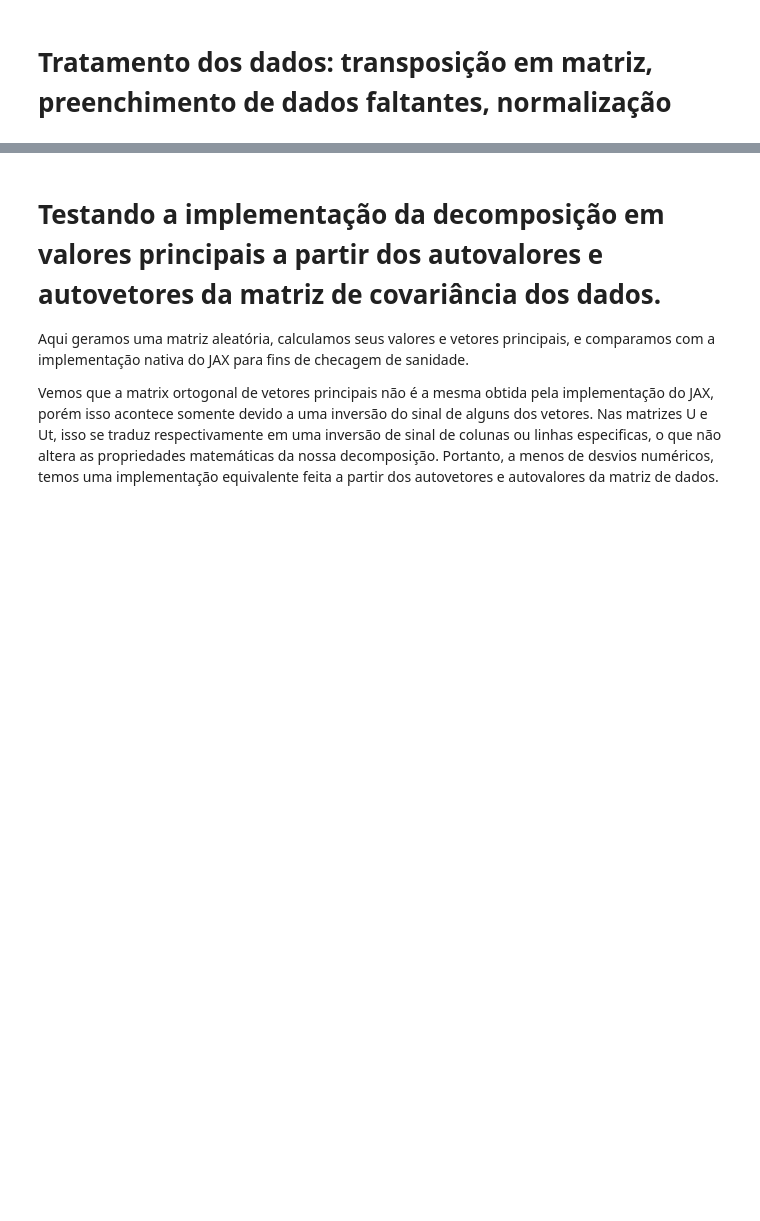
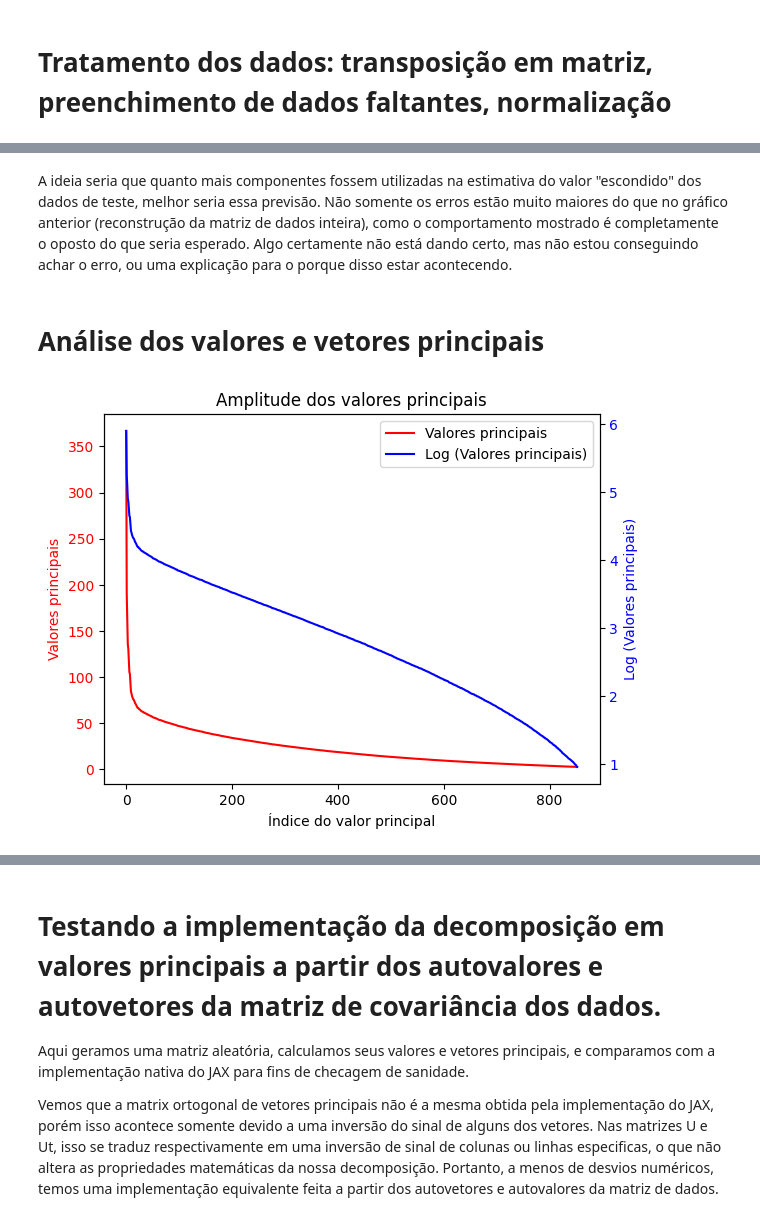
Before and after one commit to arthurkenzo/MO431_Tarefas, a Jupyter notebook: la2ml_tarefa_2.ipynb, the cells around one changed output, grey strips where cells are left out. Saved outputs shown, nothing was run; the diff lists cells and outputs as text; code cells hidden in the pictures; blank space fills up the shorter version.

```diff
--- a/la2ml_tarefa_2.ipynb
+++ b/la2ml_tarefa_2.ipynb
@@ -318,0 +261,32 @@ plt.plot(range(len(dS)), dS)
+# %% [markdown]
+A ideia seria que quanto mais componentes fossem utilizadas na estimativa do valor "escondido" dos dados de teste, melhor seria essa previsão. Não somente os erros estão muito maiores do que no gráfico anterior (reconstrução da matriz de dados inteira), como o comportamento mostrado é completamente o oposto do que seria esperado. Algo certamente não está dando certo, mas não estou conseguindo achar o erro, ou uma explicação para o porque disso estar acontecendo.
+# %% [markdown]
+# Análise dos valores e vetores principais
+# %%
+# Removidos os últimos valores principais do plot apenas para melhor
+# visualização do gráfico em escala log (os últimos valores são muito próximos de zero)
+Splot = S[:-10]
+
+x = range(0, len(Splot))
+
+fig, ax1 = plt.subplots()
+
+line1, = ax1.plot(x, Splot, 'r-', label='Valores principais')
+ax1.set_xlabel('Índice do valor principal')
+ax1.set_ylabel('Valores principais', color='r')
+ax1.tick_params(axis='y', labelcolor='r')
+
+ax2 = ax1.twinx()
+line2, = ax2.plot(x, jnp.log(Splot), 'b-', label='Log (Valores principais)')
+ax2.set_ylabel('Log (Valores principais)', color='b')
+ax2.tick_params(axis='y', labelcolor='b')
+
+plt.title('Amplitude dos valores principais')
+
+lines = [line1, line2]
+labels = [line.get_label() for line in lines]
+ax1.legend(lines, labels, loc='upper right')
+
+plt.show()
+# %% [output]
+[figure, added]
```
Also changed, not shown: parts of 20 cells of this notebook.
